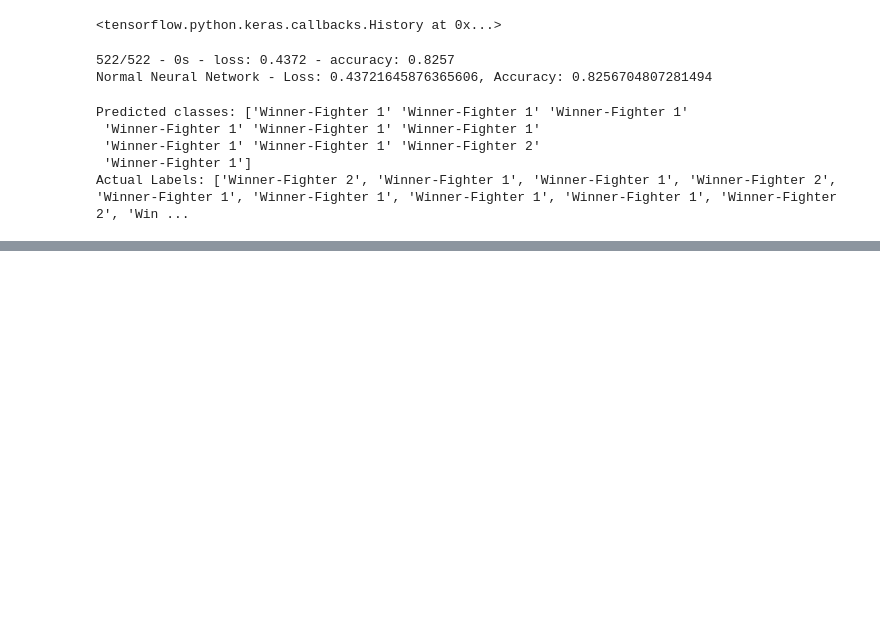
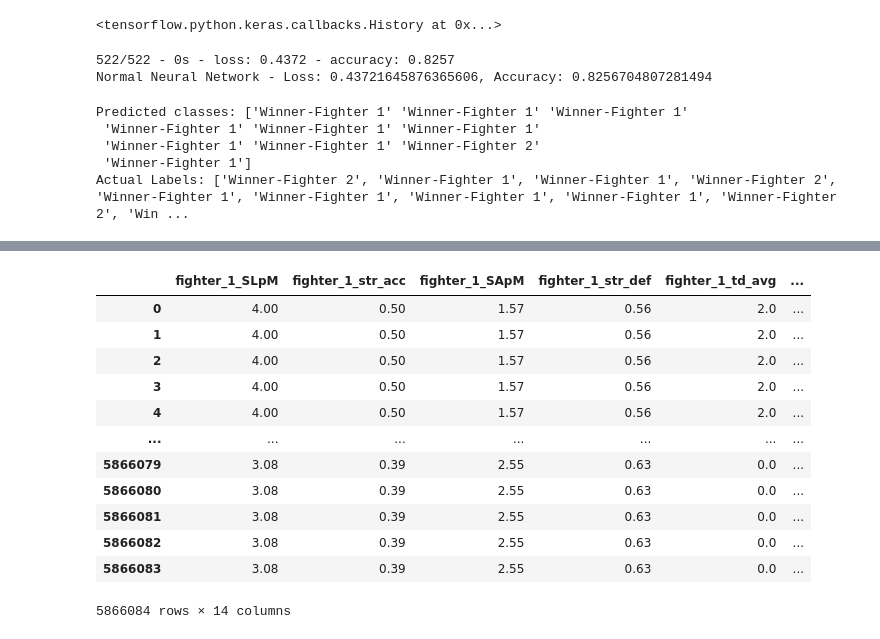
Before and after one commit to cjdance/final_project, a Jupyter notebook: data_clean_up.ipynb, the cells around one changed output, grey strips where cells are left out. Saved outputs shown, nothing was run; the diff lists cells and outputs as text; code cells hidden in the pictures; blank space fills up the shorter version.

```diff
--- a/data_clean_up.ipynb
+++ b/data_clean_up.ipynb
@@ -785,0 +910,17 @@ clf.score(X_test, y_test)
+# %%
+predict_data_clean = predict_data_df.drop(labels = ["fighter_pair", "fighter_1", "fighter_2", "weight_class"], axis = 1)
+predict_data_clean
+# %% [output]
+|  | fighter_1_SLpM | fighter_1_str_acc | fighter_1_SApM | fighter_1_str_def | fighter_1_td_avg | ... |
+| 0 | 4.00 | 0.50 | 1.57 | 0.56 | 2.0 | ... |
+| 1 | 4.00 | 0.50 | 1.57 | 0.56 | 2.0 | ... |
+| 2 | 4.00 | 0.50 | 1.57 | 0.56 | 2.0 | ... |
+| 3 | 4.00 | 0.50 | 1.57 | 0.56 | 2.0 | ... |
+| 4 | 4.00 | 0.50 | 1.57 | 0.56 | 2.0 | ... |
+| ... | ... | ... | ... | ... | ... | ... |
+| 5866079 | 3.08 | 0.39 | 2.55 | 0.63 | 0.0 | ... |
+| 5866080 | 3.08 | 0.39 | 2.55 | 0.63 | 0.0 | ... |
+| 5866081 | 3.08 | 0.39 | 2.55 | 0.63 | 0.0 | ... |
+| 5866082 | 3.08 | 0.39 | 2.55 | 0.63 | 0.0 | ... |
+| 5866083 | 3.08 | 0.39 | 2.55 | 0.63 | 0.0 | ... |
+5866084 rows × 14 columns
```
Also changed, not shown: parts of 25 cells of this notebook.
